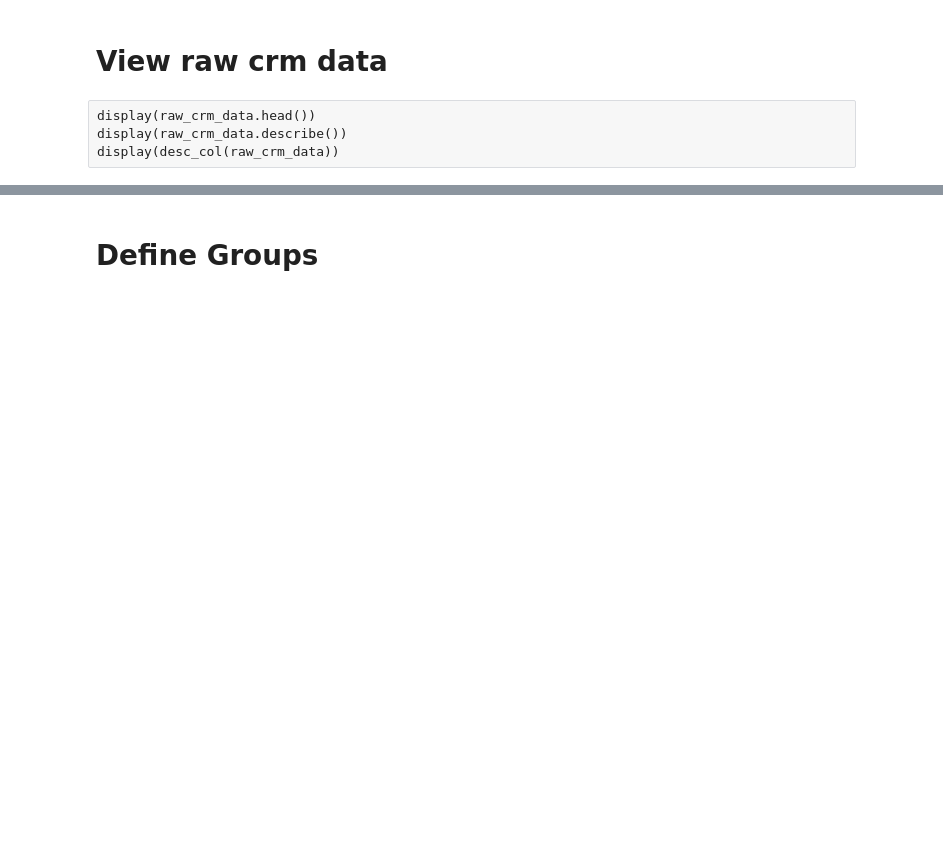
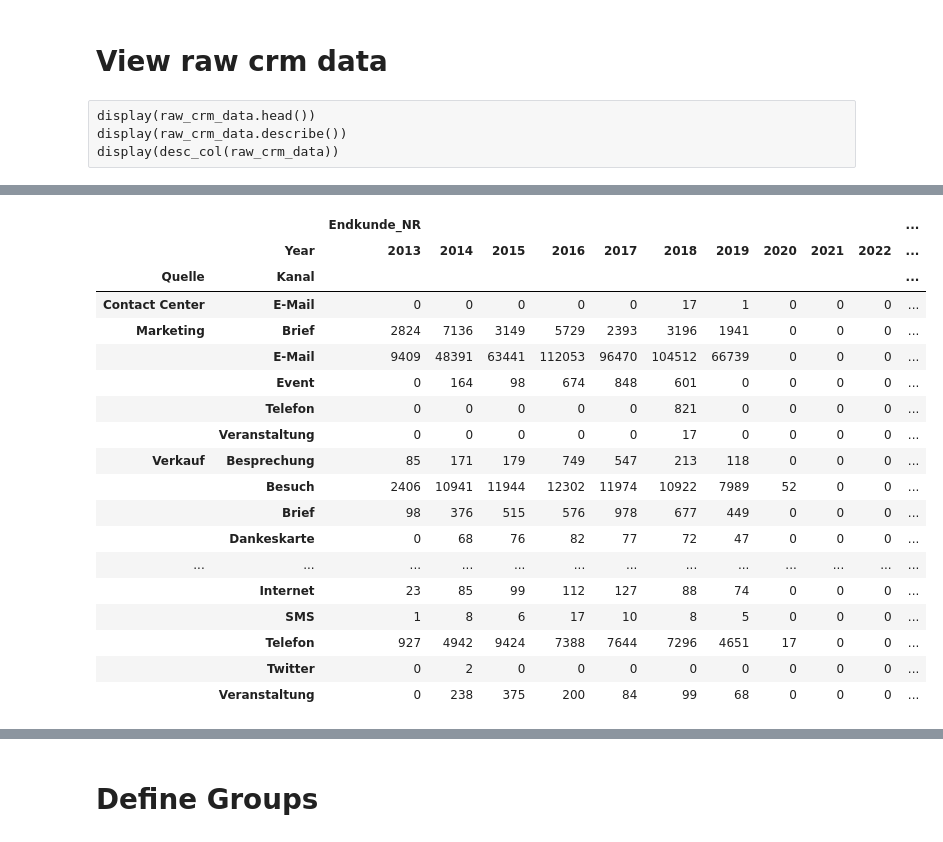
Before and after one commit to apgsga-stc/PredictiveAnalyticsPython, a Jupyter notebook: vkprog_analyse/vkprog_crm_prep.ipynb, the cells around one changed output, grey strips where cells are left out. Cells and saved outputs as stored; diff of their text form; code cells hidden in the pictures; blank space fills up the shorter version.

```diff
--- a/vkprog_analyse/vkprog_crm_prep.ipynb
+++ b/vkprog_analyse/vkprog_crm_prep.ipynb
@@ -54,8 +67,27 @@ display(desc_col(raw_crm_data))
 # %%
 display(raw_crm_data.pivot_table(
-    index=["Kanal"],
-    columns=["Year"],
-    values=["Endkunde_NR"],
-    aggfunc="count",
-    fill_value=0)
-)
+                        index=["Quelle","Kanal"],
+                        columns=["Year"],
+                        values=["Endkunde_NR"],
+                        aggfunc="count",
+                        fill_value=0) )
+# %% [output]
+|  |  | Endkunde_NR |  |  |  |  |  |  |  |  |  | ... |
+|  | Year | 2013 | 2014 | 2015 | 2016 | 2017 | 2018 | 2019 | 2020 | 2021 | 2022 | ... |
+| Quelle | Kanal |  |  |  |  |  |  |  |  |  |  | ... |
+| Contact Center | E-Mail | 0 | 0 | 0 | 0 | 0 | 17 | 1 | 0 | 0 | 0 | ... |
+| Marketing | Brief | 2824 | 7136 | 3149 | 5729 | 2393 | 3196 | 1941 | 0 | 0 | 0 | ... |
+|  | E-Mail | 9409 | 48391 | 63441 | 112053 | 96470 | 104512 | 66739 | 0 | 0 | 0 | ... |
+|  | Event | 0 | 164 | 98 | 674 | 848 | 601 | 0 | 0 | 0 | 0 | ... |
+|  | Telefon | 0 | 0 | 0 | 0 | 0 | 821 | 0 | 0 | 0 | 0 | ... |
+|  | Veranstaltung | 0 | 0 | 0 | 0 | 0 | 17 | 0 | 0 | 0 | 0 | ... |
+| Verkauf | Besprechung | 85 | 171 | 179 | 749 | 547 | 213 | 118 | 0 | 0 | 0 | ... |
+|  | Besuch | 2406 | 10941 | 11944 | 12302 | 11974 | 10922 | 7989 | 52 | 0 | 0 | ... |
+|  | Brief | 98 | 376 | 515 | 576 | 978 | 677 | 449 | 0 | 0 | 0 | ... |
+|  | Dankeskarte | 0 | 68 | 76 | 82 | 77 | 72 | 47 | 0 | 0 | 0 | ... |
+| ... | ... | ... | ... | ... | ... | ... | ... | ... | ... | ... | ... | ... |
+|  | Internet | 23 | 85 | 99 | 112 | 127 | 88 | 74 | 0 | 0 | 0 | ... |
+|  | SMS | 1 | 8 | 6 | 17 | 10 | 8 | 5 | 0 | 0 | 0 | ... |
+|  | Telefon | 927 | 4942 | 9424 | 7388 | 7644 | 7296 | 4651 | 17 | 0 | 0 | ... |
+|  | Twitter | 0 | 2 | 0 | 0 | 0 | 0 | 0 | 0 | 0 | 0 | ... |
+|  | Veranstaltung | 0 | 238 | 375 | 200 | 84 | 99 | 68 | 0 | 0 | 0 | ... |
```
Also changed, not shown: parts of 11 cells of this notebook, 2 other files.
